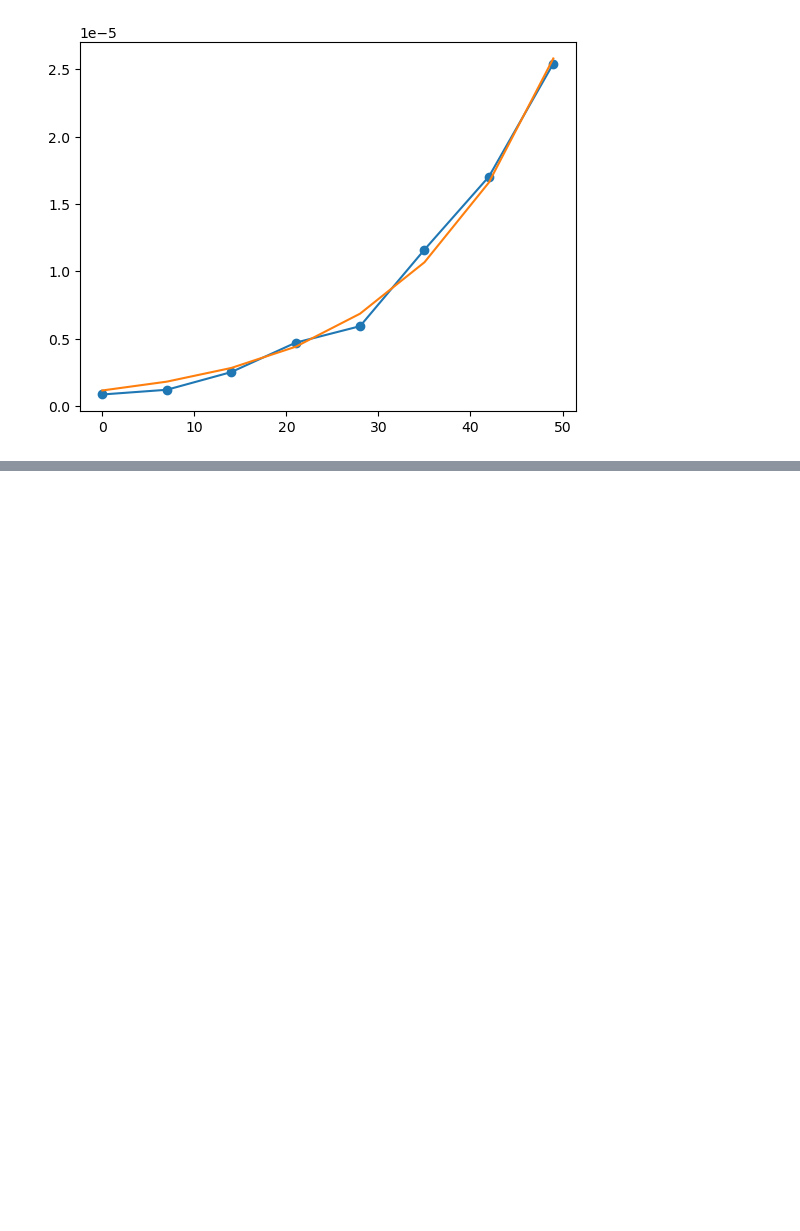
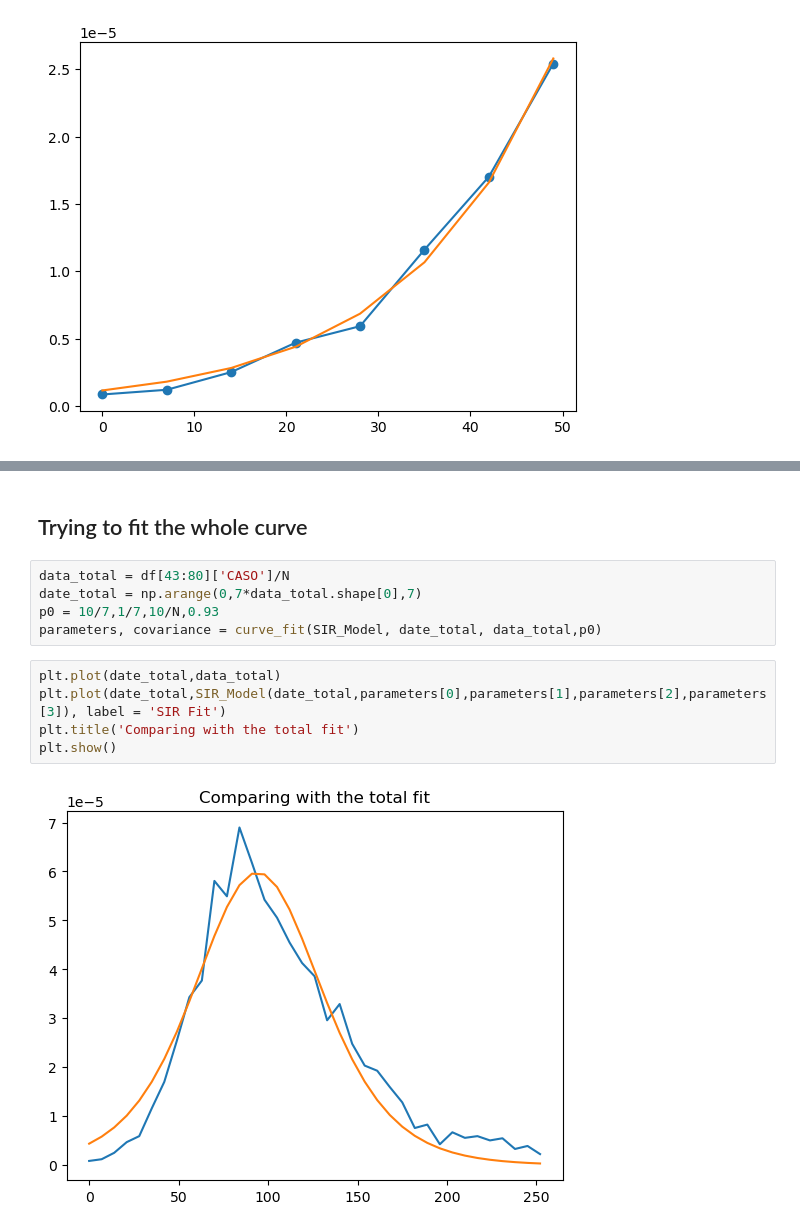
Before and after one commit to denisecammarota/measles-BR, a Jupyter notebook: Notebooks/R0_Estimation_Examples.ipynb, the cells around one changed output, grey strips where cells are left out. Drawn from its saved outputs; the diff is of its cells as text; blank space fills up the shorter version.

```diff
--- a/Notebooks/R0_Estimation_Examples.ipynb
+++ b/Notebooks/R0_Estimation_Examples.ipynb
@@ -82,0 +94,14 @@ S0_formula =  647509.6404655811
+# %% [markdown]
+## Trying to fit the whole curve
+# %%
+data_total = df[43:80]['CASO']/N
+date_total = np.arange(0,7*data_total.shape[0],7)
+p0 = 10/7,1/7,10/N,0.93
+parameters, covariance = curve_fit(SIR_Model, date_total, data_total,p0)
+# %%
+plt.plot(date_total,data_total)
+plt.plot(date_total,SIR_Model(date_total,parameters[0],parameters[1],parameters[2],parameters[3]), label = 'SIR Fit')
+plt.title('Comparing with the total fit')
+plt.show()
+# %% [output]
+[figure, added]
```
Also changed, not shown: parts of 3 cells of this notebook, 1 other file.
